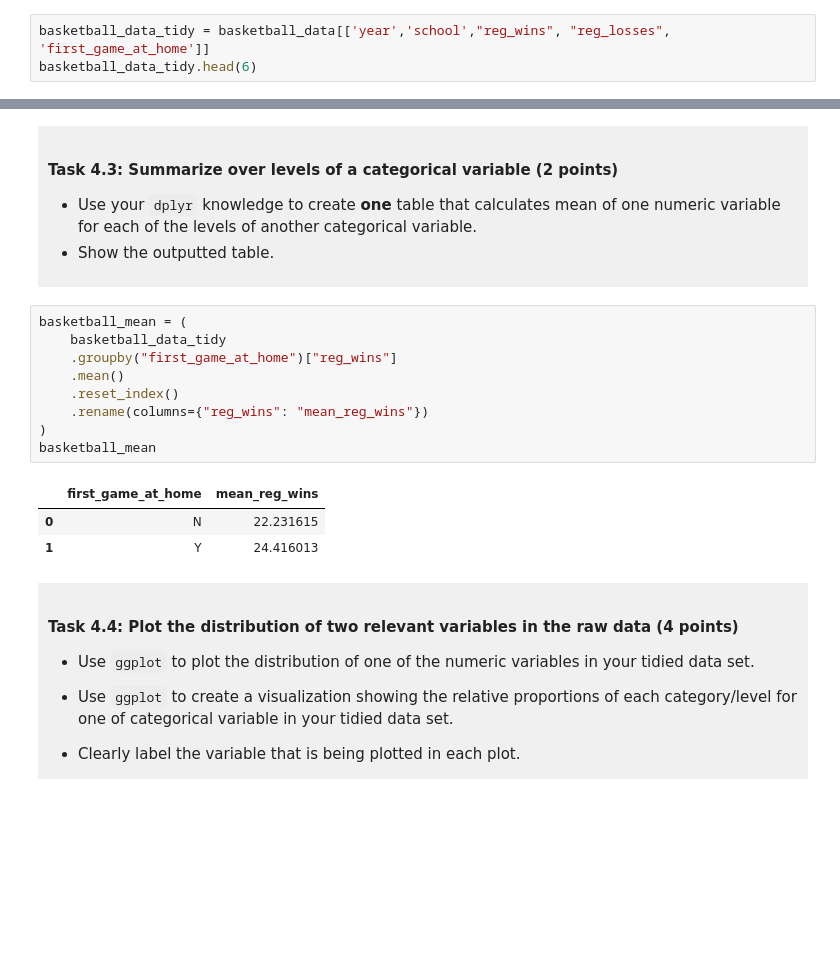
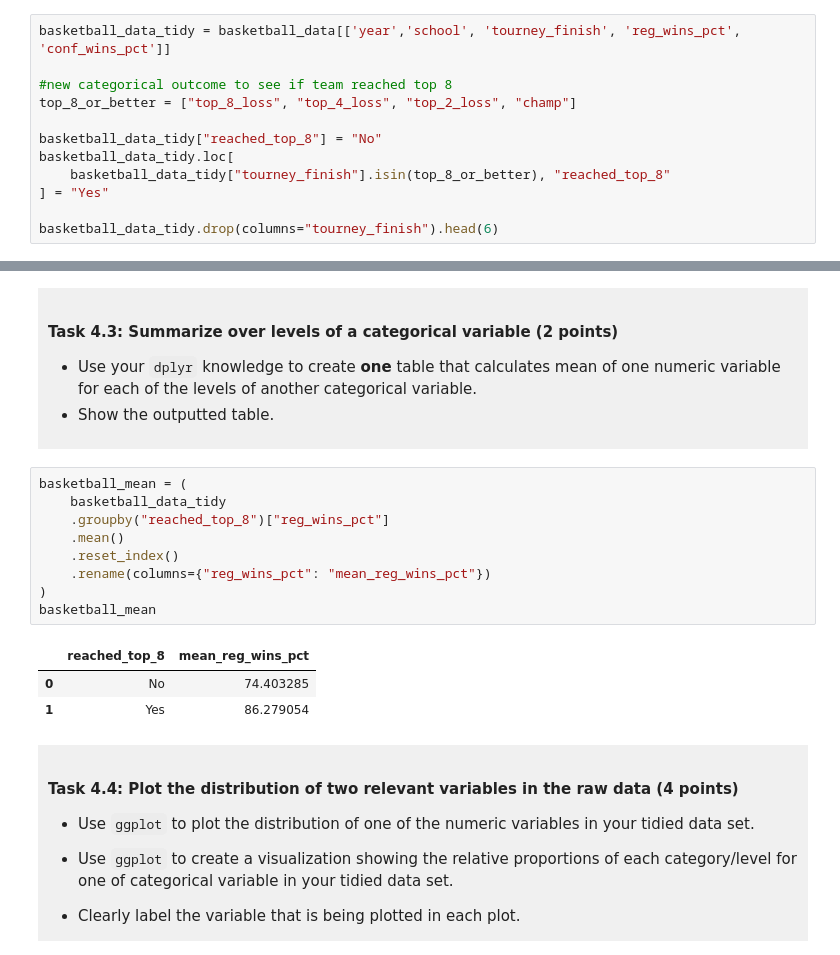
Before and after one commit to jaelynheo/dsci-100-project-jaelyn-heo, a Jupyter notebook: dsci-100-project-notebook.ipynb, the cells around one changed output, grey strips where cells are left out. Saved outputs shown, nothing was run; the diff lists cells and outputs as text; blank space fills up the shorter version.

```diff
--- a/dsci-100-project-notebook.ipynb
+++ b/dsci-100-project-notebook.ipynb
@@ -197,6 +197,15 @@ Produce a tidy data set that could be used to answer your research question usin
 
 </div>
 # %%
-basketball_data_tidy = basketball_data[['year','school',"reg_wins", "reg_losses", 'first_game_at_home']]
-basketball_data_tidy.head(6)
+basketball_data_tidy = basketball_data[['year','school', 'tourney_finish', 'reg_wins_pct', 'conf_wins_pct']]
+
+#new categorical outcome to see if team reached top 8
+top_8_or_better = ["top_8_loss", "top_4_loss", "top_2_loss", "champ"]
+
+basketball_data_tidy["reached_top_8"] = "No"
+basketball_data_tidy.loc[
+    basketball_data_tidy["tourney_finish"].isin(top_8_or_better), "reached_top_8"
+] = "Yes"
+
+basketball_data_tidy.drop(columns="tourney_finish").head(6)
 # %% [output]
@@ -273,16 +291,16 @@ basketball_missing
 # %%
 basketball_mean = (
     basketball_data_tidy
-    .groupby("first_game_at_home")["reg_wins"]
+    .groupby("reached_top_8")["reg_wins_pct"]
     .mean()
     .reset_index()
-    .rename(columns={"reg_wins": "mean_reg_wins"})
+    .rename(columns={"reg_wins_pct": "mean_reg_wins_pct"})
 )
 basketball_mean
 # %% [output]
-|  | first_game_at_home | mean_reg_wins |
-| 0 | N | 22.231615 |
-| 1 | Y | 24.416013 |
+|  | reached_top_8 | mean_reg_wins_pct |
+| 0 | No | 74.403285 |
+| 1 | Yes | 86.279054 |
 # %% [markdown]
 <div style="background-color: #f0f0f0; padding: 10px;">
 
```
Also changed, not shown: parts of 11 cells of this notebook.
